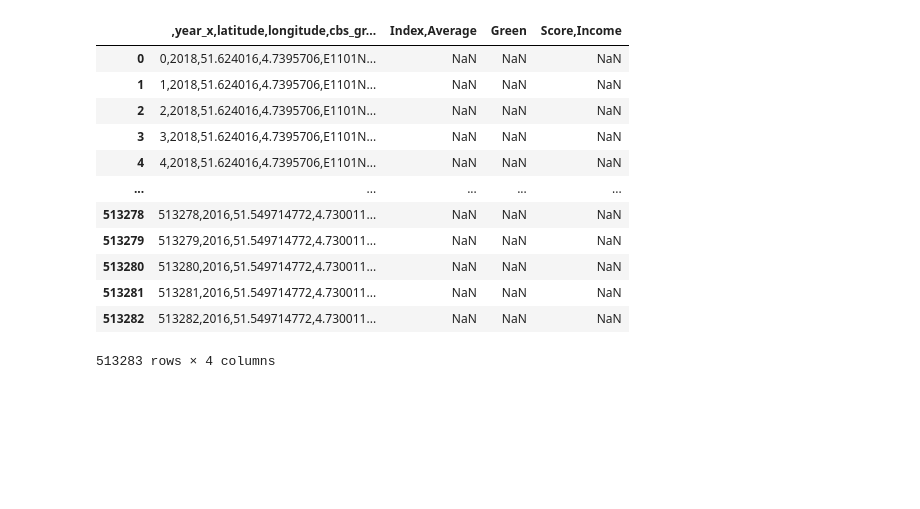
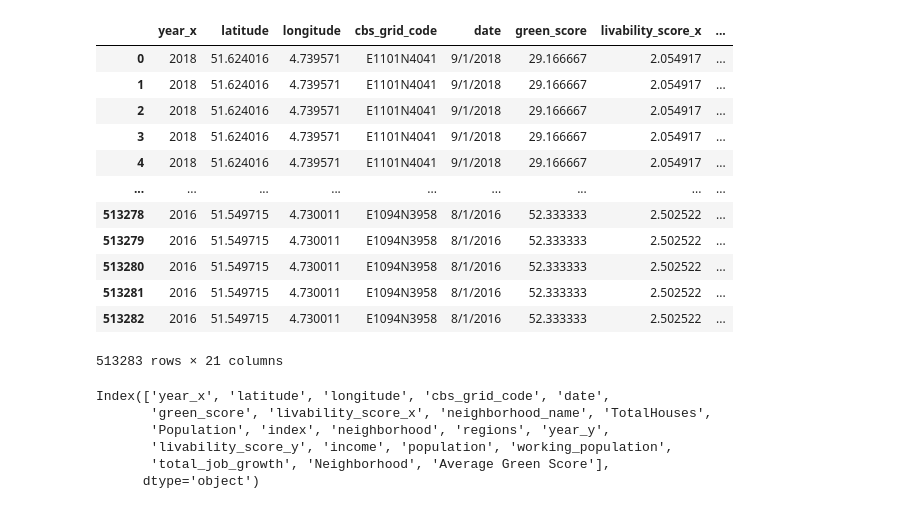
Before and after one commit to KacperJanczyk220646/GreenScape, a Jupyter notebook: EDA/Simona/main_simona.ipynb, the cells around one changed output. Drawn from its saved outputs; the diff is of its cells as text; code cells hidden in the pictures; blank space fills up the shorter version.

Commit message:
preprocessing main dataset

```diff
--- a/EDA/Simona/main_simona.ipynb
+++ b/EDA/Simona/main_simona.ipynb
@@ -4,16 +0,0 @@ import numpy as np
-# %%
-pd.read_fwf('Merged')
-# %% [output]
-|  | ,year_x,latitude,longitude,cbs_gr... | Index,Average | Green | Score,Income |
-| 0 | 0,2018,51.624016,4.7395706,E1101N... | NaN | NaN | NaN |
-| 1 | 1,2018,51.624016,4.7395706,E1101N... | NaN | NaN | NaN |
-| 2 | 2,2018,51.624016,4.7395706,E1101N... | NaN | NaN | NaN |
-| 3 | 3,2018,51.624016,4.7395706,E1101N... | NaN | NaN | NaN |
-| 4 | 4,2018,51.624016,4.7395706,E1101N... | NaN | NaN | NaN |
-| ... | ... | ... | ... | ... |
-| 513278 | 513278,2016,51.549714772,4.730011... | NaN | NaN | NaN |
-| 513279 | 513279,2016,51.549714772,4.730011... | NaN | NaN | NaN |
-| 513280 | 513280,2016,51.549714772,4.730011... | NaN | NaN | NaN |
-| 513281 | 513281,2016,51.549714772,4.730011... | NaN | NaN | NaN |
-| 513282 | 513282,2016,51.549714772,4.730011... | NaN | NaN | NaN |
-513283 rows × 4 columns
@@ -19,0 +9,27 @@ pd.read_fwf('Merged')
+# %%
+df_main = pd.read_csv('Merged.csv',index_col=0)
+# %%
+df_main
+# %% [output]
+|  | year_x | latitude | longitude | cbs_grid_code | date | green_score | livability_score_x | ... |
+| 0 | 2018 | 51.624016 | 4.739571 | E1101N4041 | 9/1/2018 | 29.166667 | 2.054917 | ... |
+| 1 | 2018 | 51.624016 | 4.739571 | E1101N4041 | 9/1/2018 | 29.166667 | 2.054917 | ... |
+| 2 | 2018 | 51.624016 | 4.739571 | E1101N4041 | 9/1/2018 | 29.166667 | 2.054917 | ... |
+| 3 | 2018 | 51.624016 | 4.739571 | E1101N4041 | 9/1/2018 | 29.166667 | 2.054917 | ... |
+| 4 | 2018 | 51.624016 | 4.739571 | E1101N4041 | 9/1/2018 | 29.166667 | 2.054917 | ... |
+| ... | ... | ... | ... | ... | ... | ... | ... | ... |
+| 513278 | 2016 | 51.549715 | 4.730011 | E1094N3958 | 8/1/2016 | 52.333333 | 2.502522 | ... |
+| 513279 | 2016 | 51.549715 | 4.730011 | E1094N3958 | 8/1/2016 | 52.333333 | 2.502522 | ... |
+| 513280 | 2016 | 51.549715 | 4.730011 | E1094N3958 | 8/1/2016 | 52.333333 | 2.502522 | ... |
+| 513281 | 2016 | 51.549715 | 4.730011 | E1094N3958 | 8/1/2016 | 52.333333 | 2.502522 | ... |
+| 513282 | 2016 | 51.549715 | 4.730011 | E1094N3958 | 8/1/2016 | 52.333333 | 2.502522 | ... |
+513283 rows × 21 columns
+# %%
+df_main.columns
+# %% [output]
+Index(['year_x', 'latitude', 'longitude', 'cbs_grid_code', 'date',
+       'green_score', 'livability_score_x', 'neighborhood_name', 'TotalHouses',
+       'Population', 'index', 'neighborhood', 'regions', 'year_y',
+       'livability_score_y', 'income', 'population', 'working_population',
+       'total_job_growth', 'Neighborhood', 'Average Green Score'],
+      dtype='object')
```
Also changed, not shown: parts of 12 cells of this notebook, 4 other files.
